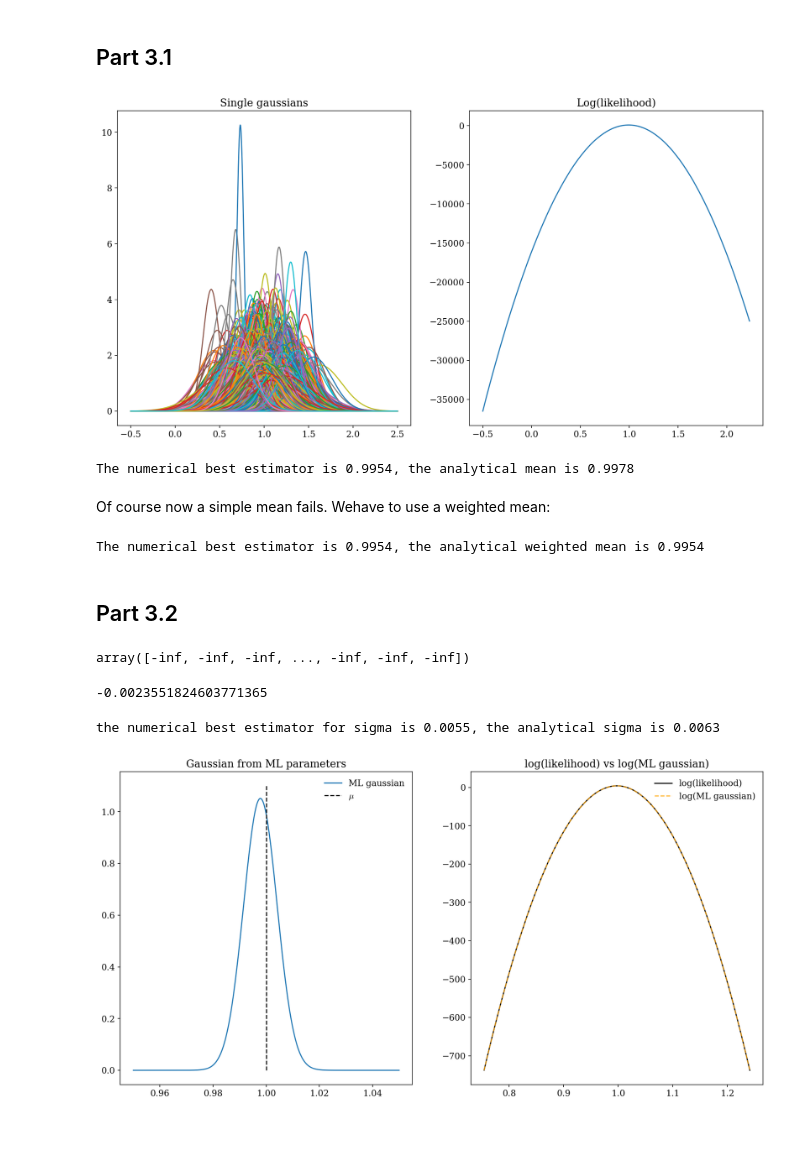
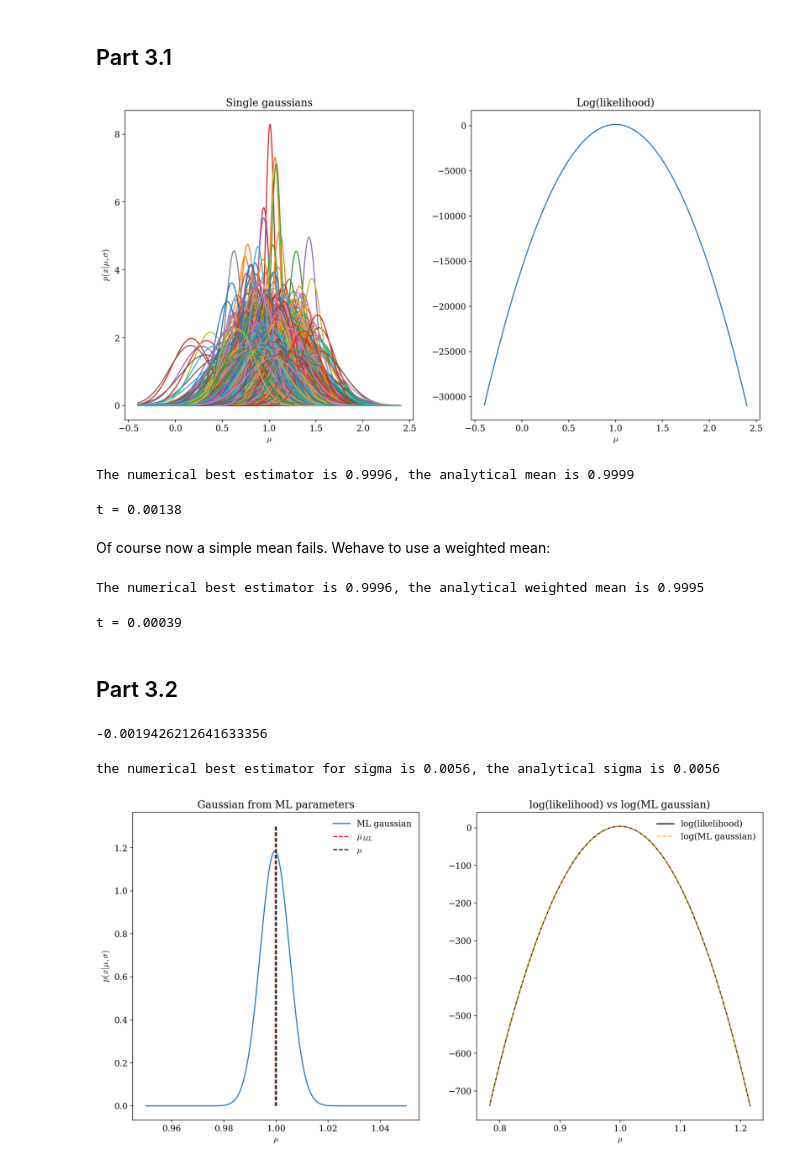
Before and after one commit to asantini29/astrostatistics_bicocca_2022, a Jupyter notebook: working/L05_position_quasar.ipynb, the cells around one changed output. Saved outputs shown, nothing was run; the diff lists cells and outputs as text; code cells hidden in the pictures; blank space fills up the shorter version.

```diff
--- a/working/L05_position_quasar.ipynb
+++ b/working/L05_position_quasar.ipynb
@@ -20,16 +20,19 @@ tries = dist.rvs(N)
 # Part 1
 # %%
 fig, ax = plt.subplots(1, 2, figsize = [16, 8])
-x_grid = np.linspace(-1, 3, 10000)
-L = 0
+x_grid = np.linspace(mu - 7*sigma, mu + 7*sigma, 10000)
+L = 0 #loglikelihood
 for mu_try in tries:
     dist_try = norm(mu_try, sigma)
     L += np.log(dist_try.pdf(x_grid))
     ax[0].plot(x_grid, dist_try.pdf(x_grid))
 
+ax[0].set_title('Single gaussians')
+ax[0].set_xlabel(r'$\mu$')
+ax[0].set_ylabel(r'$p(x|\mu, \sigma)$')
+
 ax[1].plot(x_grid, L)
-
-ax[0].set_title('Single gaussians')
 ax[1].set_title('Log(likelihood)')
+ax[1].set_xlabel(r'$\mu$')
 plt.show()
 # %% [output]
@@ -85,69 +99,83 @@ sigma_tries = dist_sigma.rvs(N)
 ## Part 3.1
 # %%
 fig, ax = plt.subplots(1, 2, figsize = [16, 8])
-x_grid = np.linspace(-0.5, 2.5, 10000)
-L = 0
+L = np.zeros_like(x_grid)
 for mu_try, sigma_try in zip(tries, sigma_tries):
     dist_try = norm(mu_try, sigma_try)
+    L = L[dist_try.pdf(x_grid) != 0]
+    x_grid = x_grid[dist_try.pdf(x_grid) != 0]
     L += np.log(dist_try.pdf(x_grid))
     ax[0].plot(x_grid, dist_try.pdf(x_grid))
 
+ax[0].set_title('Single gaussians')
+ax[0].set_xlabel(r'$\mu$')
+ax[0].set_ylabel(r'$p(x|\mu, \sigma)$')
+
 ax[1].plot(x_grid, L)
-
-ax[0].set_title('Single gaussians')
 ax[1].set_title('Log(likelihood)')
+ax[1].set_xlabel(r'$\mu$')
 plt.show()
 # %% [output]
-[figure, old version]
+[figure, new version]
 # %%
 max_L = x_grid[np.argmax(L)]
 mean =  np.mean(tries)
 print('The numerical best estimator is {:.4f}, the analytical mean is {:.4f}'.format(max_L, mean))
 # %% [output]
-The numerical best estimator is 0.9954, the analytical mean is 0.9978
+The numerical best estimator is 0.9996, the analytical mean is 0.9999
+# %%
+t = np.abs(max_L - mean) / sigma
+print('t = {:.5f}'.format(t))
+# %% [output]
+t = 0.00138
 # %% [markdown]
 Of course now a simple mean fails. Wehave to use a weighted mean:
 # %%
 w_mean = np.mean(tries / sigma_tries**2) / np.mean(1 / sigma_tries**2)
 print('The numerical best estimator is {:.4f}, the analytical weighted mean is {:.4f}'.format(max_L, w_mean))
 # %% [output]
-The numerical best estimator is 0.9954, the analytical weighted mean is 0.9954
+The numerical best estimator is 0.9996, the analytical weighted mean is 0.9995
+# %%
+t = np.abs(max_L - w_mean) / sigma
+print('t = {:.5f}'.format(t))
+# %% [output]
+t = 0.00039
 # %% [markdown]
 ## Part 3.2
-# %%
-L
-# %% [output]
-array([-inf, -inf, -inf, ..., -inf, -inf, -inf])
 # %%
 #I order, should be zero
 np.diff(L)[np.argmax(L)]
 # %% [output]
--0.0023551824603771365
+-0.0019426212641633356
 # %%
-#II order
+#II order derivative in
 II_der = np.diff(L, n = 2)[np.argmax(L)] / (x_grid[1] - x_grid[0])**2
 sigma_L = np.sqrt(-1 / II_der)
-sigma_mean = sigma / np.sqrt(N)
+sigma_mean = 1 / np.sqrt(np.sum(1 / sigma_tries**2))
 print('the numerical best estimator for sigma is {:.4f}, the analytical sigma is {:.4f}'.format(sigma_L, sigma_mean))
 # %% [output]
-the numerical best estimator for sigma is 0.0055, the analytical sigma is 0.0063
+the numerical best estimator for sigma is 0.0056, the analytical sigma is 0.0056
 # %%
 fig, axs = plt.subplots(1, 2, figsize = [16, 8])
 distr_L = norm(max_L, sigma_L)
 new_x = np.linspace(0.95, 1.05, 1000)
 
 axs[0].plot(new_x, distr_L.pdf(new_x) / 60, label = 'ML gaussian')
-axs[0].vlines(mu, 0, 1.1, color = 'k', ls = '--', label = r'$\mu$')
+axs[0].vlines(max_L, 0, 1.3, color = 'r', ls = '--', label = r'$\hat{\mu}_{ML}}$')
+axs[0].vlines(mu, 0, 1.3, color = 'k', ls = '--', label = r'$\mu$')
+axs[0].set_title('Gaussian from ML parameters')
+axs[0].set_xlabel(r'$\mu$')
+axs[0].set_ylabel(r'$p(x|\mu, \sigma)$')
 axs[0].legend(frameon = False)
-axs[0].set_title('Gaussian from ML parameters')
 
 #overplot the likelihood
 shift = L.max() - np.log(distr_L.pdf(x_grid)[distr_L.pdf(x_grid) != 0]).max()
 axs[1].plot(x_grid[distr_L.pdf(x_grid) != 0], L[distr_L.pdf(x_grid) != 0] - shift, c = 'k', label = 'log(likelihood)')
 axs[1].plot(x_grid[distr_L.pdf(x_grid) != 0], np.log(distr_L.pdf(x_grid)[distr_L.pdf(x_grid) != 0]), c = 'orange', ls = '--', alpha = 0.8, label = 'log(ML gaussian)')
+axs[1].set_title('log(likelihood) vs log(ML gaussian)')
+axs[1].set_xlabel(r'$\mu$')
 axs[1].legend(frameon = False)
-axs[1].set_title('log(likelihood) vs log(ML gaussian)')
 
 plt.show()
 # %% [output]
-[figure, old version]
+[figure, new version]
```
Also changed, not shown: parts of 7 cells of this notebook.
